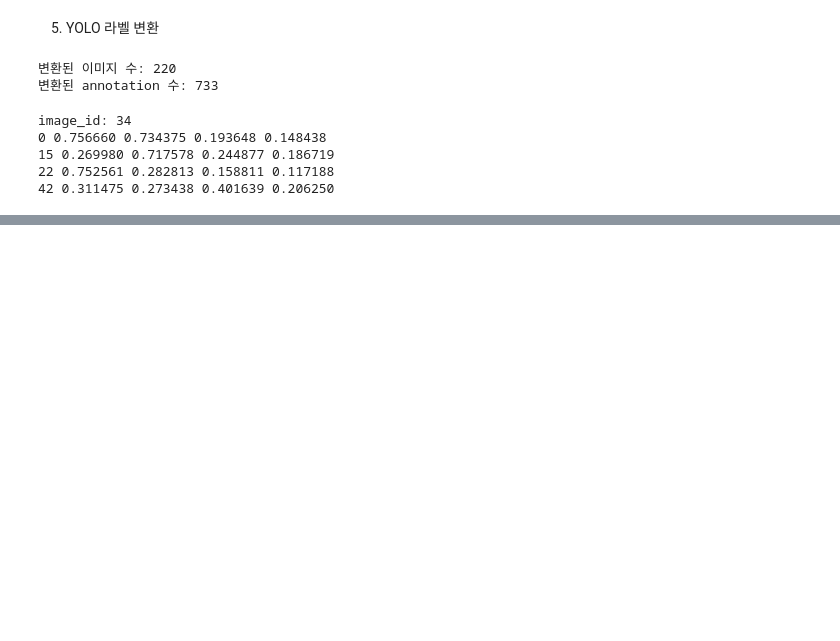
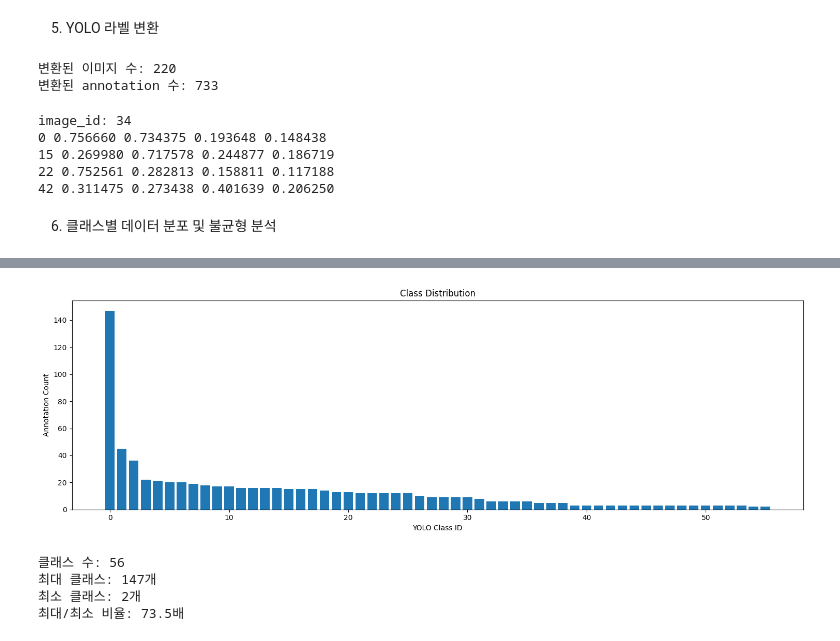
Before and after one commit to yulesn/pill-detection-ai, a Jupyter notebook: notebooks/20260915_jaemin_preprocessing.ipynb, the cells around one changed output, grey strips where cells are left out. Saved outputs shown, nothing was run; the diff lists cells and outputs as text; code cells hidden in the pictures; blank space fills up the shorter version.

```diff
--- a/notebooks/20260915_jaemin_preprocessing.ipynb
+++ b/notebooks/20260915_jaemin_preprocessing.ipynb
@@ -709,3 +709,75 @@ image_id: 34
 15 0.269980 0.717578 0.244877 0.186719
 22 0.752561 0.282813 0.158811 0.117188
 42 0.311475 0.273438 0.401639 0.206250
+# %% [markdown]
+6. 클래스별 데이터 분포 및 불균형 분석
+# %%
+from pathlib import Path
+import json
+import pandas as pd
+import matplotlib.pyplot as plt
+
+ANNOTATION_DIR = Path("../data/raw/sprint_ai_project1_data/train_annotations")
+
+EXCLUDE_IMAGE_IDS = {
+    16, 193, 208, 239, 783, 907,
+    1228, 1258, 1267, 1383, 1405, 1432
+}
+
+class_counts = {}
+
+# JSON 전체 탐색
+for json_file in ANNOTATION_DIR.rglob("*.json"):
+    with open(json_file, "r", encoding="utf-8") as f:
+        data = json.load(f)
+
+    # COCO 형식
+    image_id = data["images"][0]["id"]
+
+    if image_id in EXCLUDE_IMAGE_IDS:
+        continue
+
+    for ann in data["annotations"]:
+        bbox = ann["bbox"]
+
+        # 잘못된 bbox 제외
+        if len(bbox) != 4 or bbox[2] <= 0 or bbox[3] <= 0:
+            continue
+
+        category_id = ann["category_id"]
+        class_counts[category_id] = class_counts.get(category_id, 0) + 1
+
+
+# 표
+df = pd.DataFrame(
+    class_counts.items(),
+    columns=["Category ID", "Annotation Count"]
+)
+
+df = df.sort_values("Annotation Count", ascending=False).reset_index(drop=True)
+
+df["YOLO Class ID"] = range(len(df))
+
+df = df[["YOLO Class ID", "Category ID", "Annotation Count"]]
+
+display(df)
+
+
+# 그래프
+plt.figure(figsize=(15, 5))
+plt.bar(df["YOLO Class ID"], df["Annotation Count"])
+
+plt.xlabel("YOLO Class ID")
+plt.ylabel("Annotation Count")
+plt.title("Class Distribution")
+
+plt.tight_layout()
+plt.show()
+
+
+# 불균형 정도
+print(f"클래스 수: {len(df)}")
+print(f"최대 클래스: {df['Annotation Count'].max()}개")
+print(f"최소 클래스: {df['Annotation Count'].min()}개")
+print(f"최대/최소 비율: {df['Annotation Count'].max() / df['Annotation Count'].min():.1f}배")
+# %% [output]
@@ -711,0 +801,5 @@ image_id: 34
+[figure, added]
+클래스 수: 56
+최대 클래스: 147개
+최소 클래스: 2개
+최대/최소 비율: 73.5배
```
Also changed, not shown: parts of 1 cell of this notebook.
